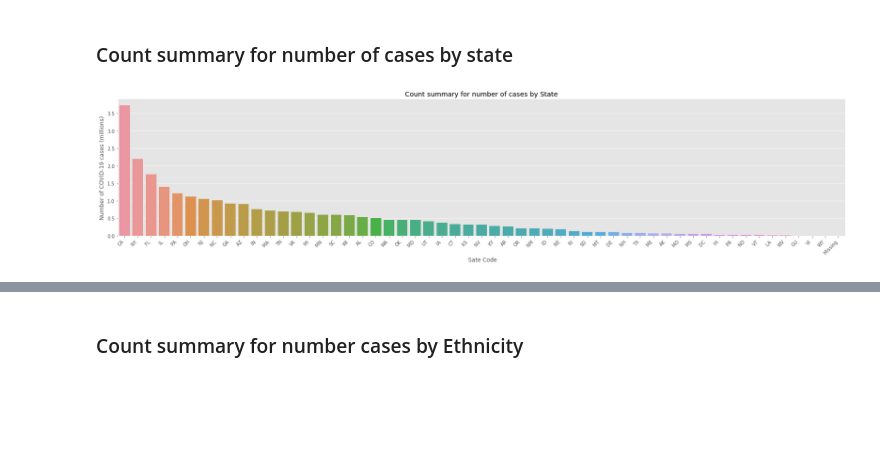
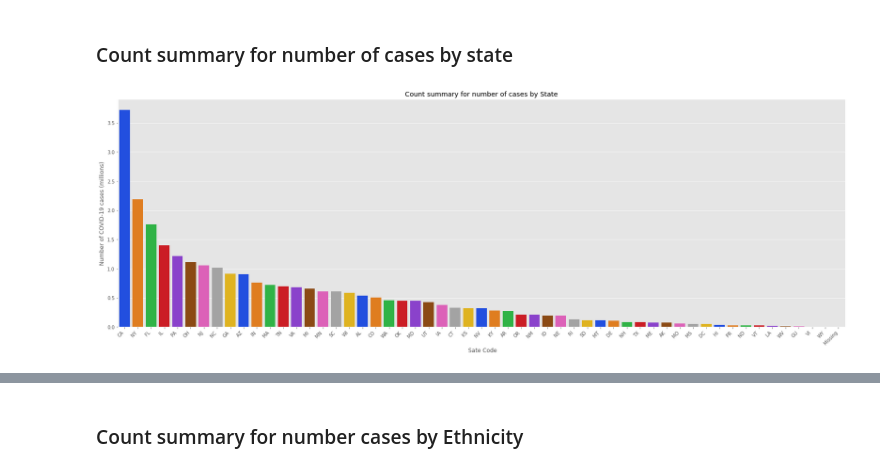
Before and after one commit to msuchismita/Graph-Analysis-COVID-19, a Jupyter notebook: scripts/capA-eda.ipynb, the cells around one changed output, grey strips where cells are left out. Saved outputs shown, nothing was run; the diff lists cells and outputs as text; code cells hidden in the pictures; blank space fills up the shorter version.

Commit message:
changes for color width

```diff
--- a/scripts/capA-eda.ipynb
+++ b/scripts/capA-eda.ipynb
@@ -415,17 +417,18 @@ Text(0, 0.5, 'Death Percentage')
 # %%
 # Total cases each state in millions stacked
 
-fig , ax = plt.subplots(figsize=(28,6));
+fig , ax = plt.subplots(figsize=(28,10));
 ax.yaxis.set_major_formatter(FuncFormatter(millions_formatter))
-sns.countplot(x='res_state', data=df, order = df['res_state'].value_counts().index);
+custom_palette = sns.color_palette("bright", 9)
+sns.countplot(x='res_state', data=df, order = df['res_state'].value_counts().index,palette=custom_palette);
 fig.autofmt_xdate()
 plt.title("Count summary for number of cases by State")
 plt.xlabel(" Sate Code")
 plt.ylabel("Number of COVID-19 cases (millions)")
 plt.xticks(rotation=45);
 plt.show()
 # %% [output]
-[figure, old version]
+[figure, new version]
 # %%
 # Total cases  in each state in millions stacked over exposure
 
```
Also changed, not shown: parts of 16 cells of this notebook.
